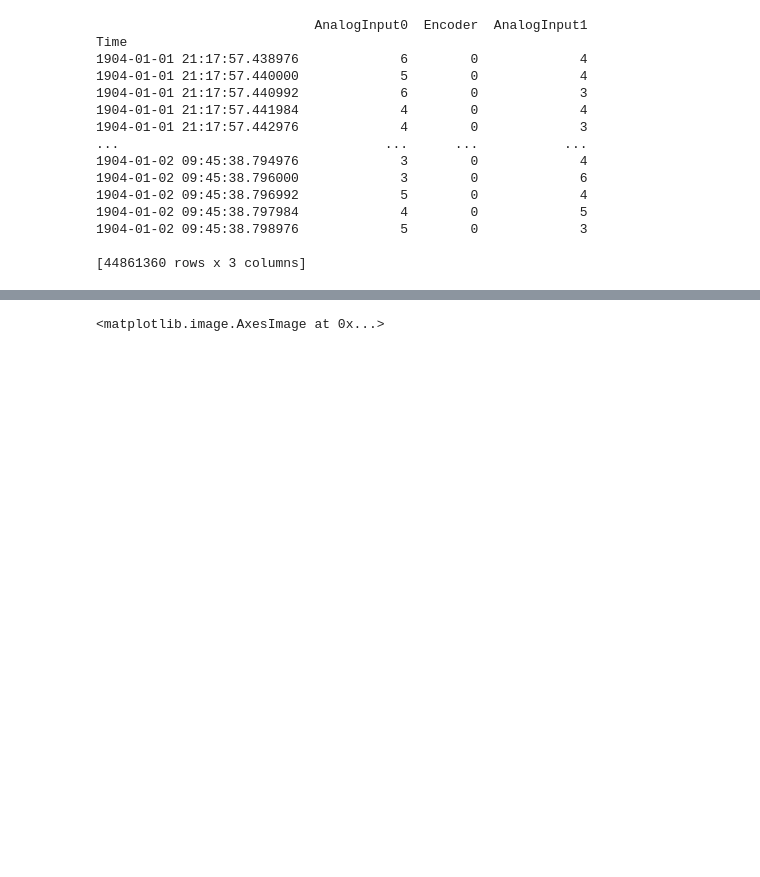
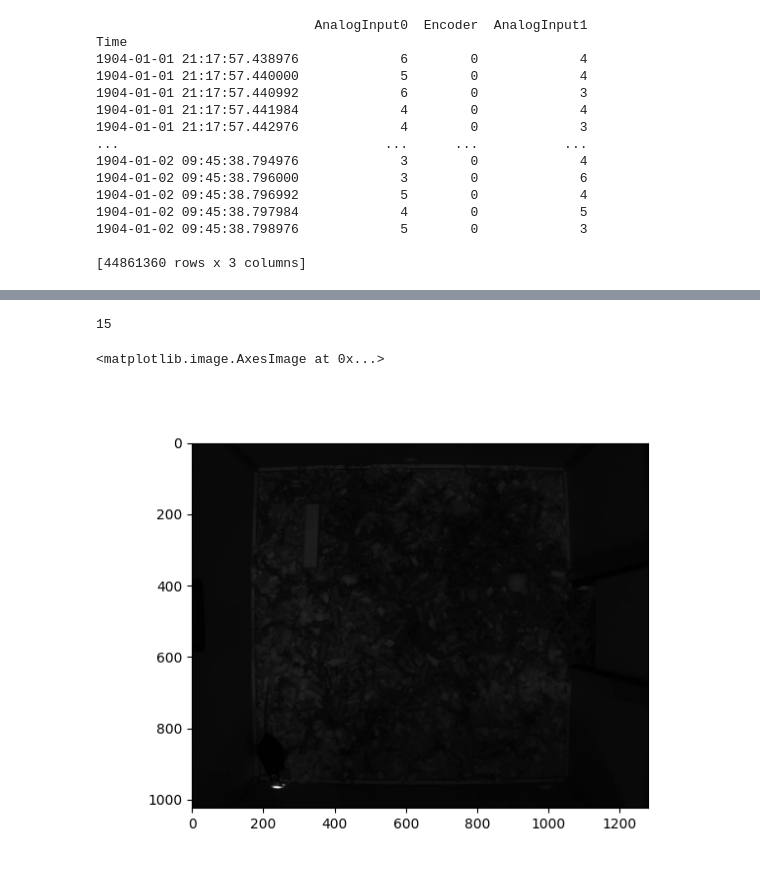
Before and after one commit to SainsburyWellcomeCentre/hypnose, a Jupyter notebook: analysis/experiment-overview.ipynb, the cells around one changed output, grey strips where cells are left out. Drawn from its saved outputs; the diff is of its cells as text; code cells hidden in the pictures; blank space fills up the shorter version.

```diff
--- a/analysis/experiment-overview.ipynb
+++ b/analysis/experiment-overview.ipynb
@@ -66,10 +68,13 @@ plt.step(digital_input_data.index, digital_input_data['DIPort2'] * -0.1 - 2.42,
 # %%
 # look at final video frames
 tstamp = analog_data.index[-1]
 event_window = video_data[(tstamp - pd.Timedelta(seconds=1)) : tstamp]
 event_frames = [f for f in video.frames(event_window)]
+print(len(event_frames))
 
 plt.figure()
-plt.imshow(event_frames[0])
+plt.imshow(event_frames[13])
 # %% [output]
-<matplotlib.image.AxesImage at 0x...>
+15
+<matplotlib.image.AxesImage at 0x...>
+[figure, added]
```
Also changed, not shown: parts of 1 cell of this notebook.
